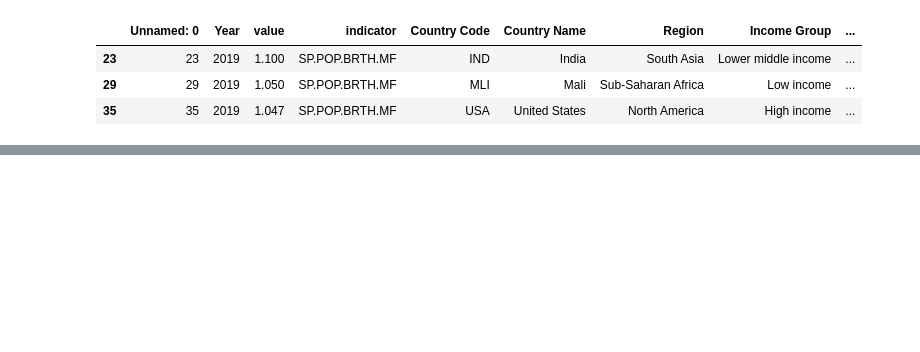
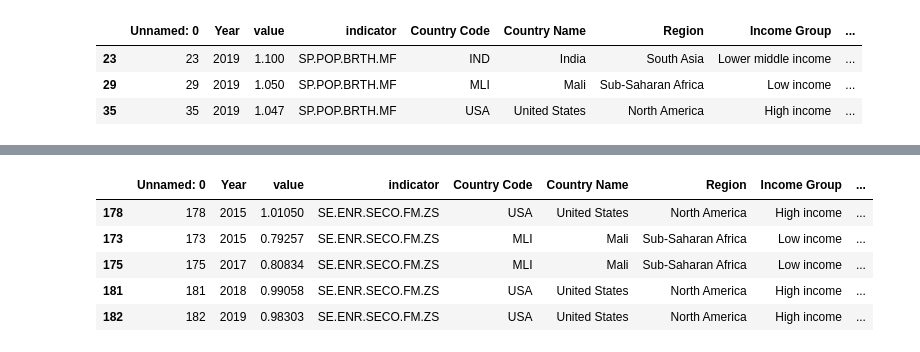
Before and after one commit to DATA-690-SPRING-2022/arushi_data690, a Jupyter notebook: Individual_Assignment_Part_B/Draft_Part_B.ipynb, the cells around one changed output, grey strips where cells are left out. Cells and saved outputs as stored; diff of their text form; code cells hidden in the pictures; blank space fills up the shorter version.

```diff
--- a/Individual_Assignment_Part_B/Draft_Part_B.ipynb
+++ b/Individual_Assignment_Part_B/Draft_Part_B.ipynb
@@ -135,0 +187,11 @@ fig.show()
+# %%
+df_edu_secondary = df.query("indicator == 'SE.ENR.SECO.FM.ZS'")
+
+df_edu_secondary.sample(5)
+# %% [output]
+|  | Unnamed: 0 | Year | value | indicator | Country Code | Country Name | Region | Income Group | ... |
+| 178 | 178 | 2015 | 1.01050 | SE.ENR.SECO.FM.ZS | USA | United States | North America | High income | ... |
+| 173 | 173 | 2015 | 0.79257 | SE.ENR.SECO.FM.ZS | MLI | Mali | Sub-Saharan Africa | Low income | ... |
+| 175 | 175 | 2017 | 0.80834 | SE.ENR.SECO.FM.ZS | MLI | Mali | Sub-Saharan Africa | Low income | ... |
+| 181 | 181 | 2018 | 0.99058 | SE.ENR.SECO.FM.ZS | USA | United States | North America | High income | ... |
+| 182 | 182 | 2019 | 0.98303 | SE.ENR.SECO.FM.ZS | USA | United States | North America | High income | ... |
```
Also changed, not shown: parts of 19 cells of this notebook.
